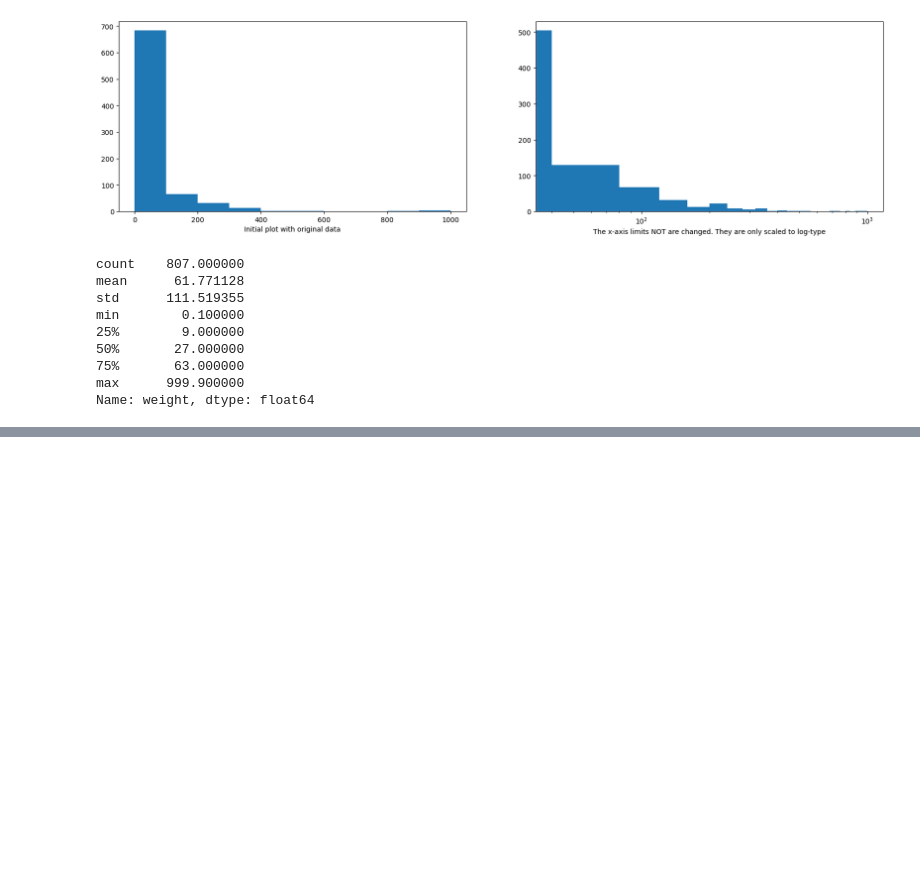
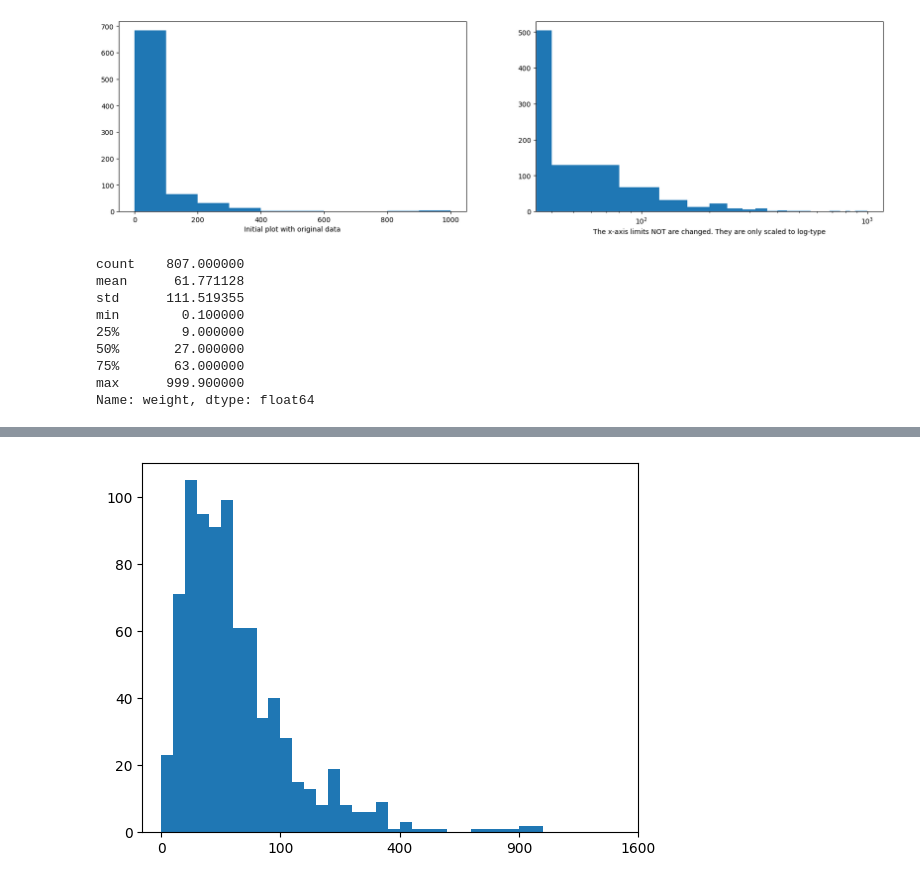
Before and after one commit to pidoxy/AWS-AI-ML-Scholarship, a Jupyter notebook: notebooks/scale.ipynb, the cells around one changed output, grey strips where cells are left out. Cells and saved outputs as stored; diff of their text form; code cells hidden in the pictures; blank space fills up the shorter version.

```diff
--- a/notebooks/scale.ipynb
+++ b/notebooks/scale.ipynb
@@ -47,0 +98,21 @@ Name: weight, dtype: float64
+# %%
+def sqrt_trans(x, inverse = False):
+    """ transformation helper function """
+    if not inverse:
+        return np.sqrt(x)
+    else:
+        return x ** 2
+
+## Bin resizing, to transform the x-axis
+bin_edges = np.arange(0, sqrt_trans(pokemon['weight'].max())+1, 1)
+
+## Plot the scaled data
+plt.hist(pokemon['weight'].apply(sqrt_trans), bins = bin_edges)
+
+## Identify the tick-locations
+tick_locs = np.arange(0, sqrt_trans(pokemon['weight'].max())+10, 10)
+
+## Apply x-ticks
+plt.xticks(tick_locs, sqrt_trans(tick_locs, inverse = True).astype(int));
+# %% [output]
+[figure, added]
```
Also changed, not shown: parts of 3 cells of this notebook, 3 other files.
